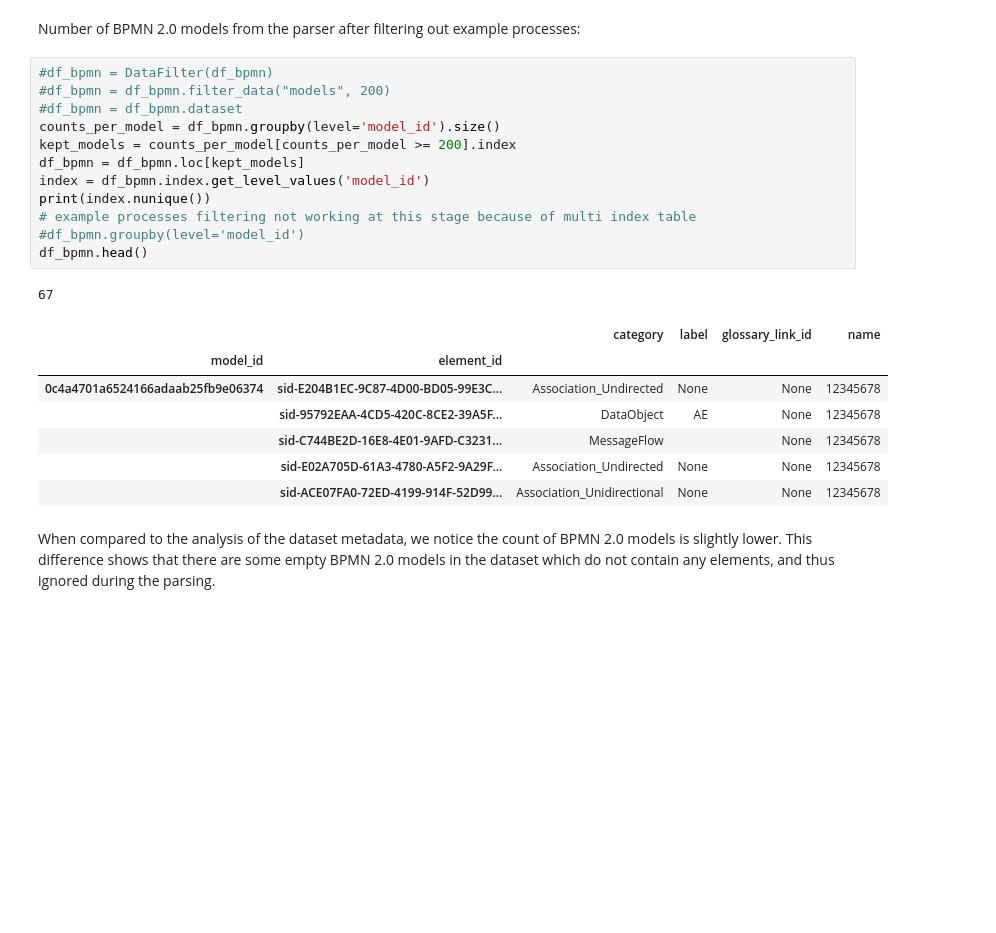
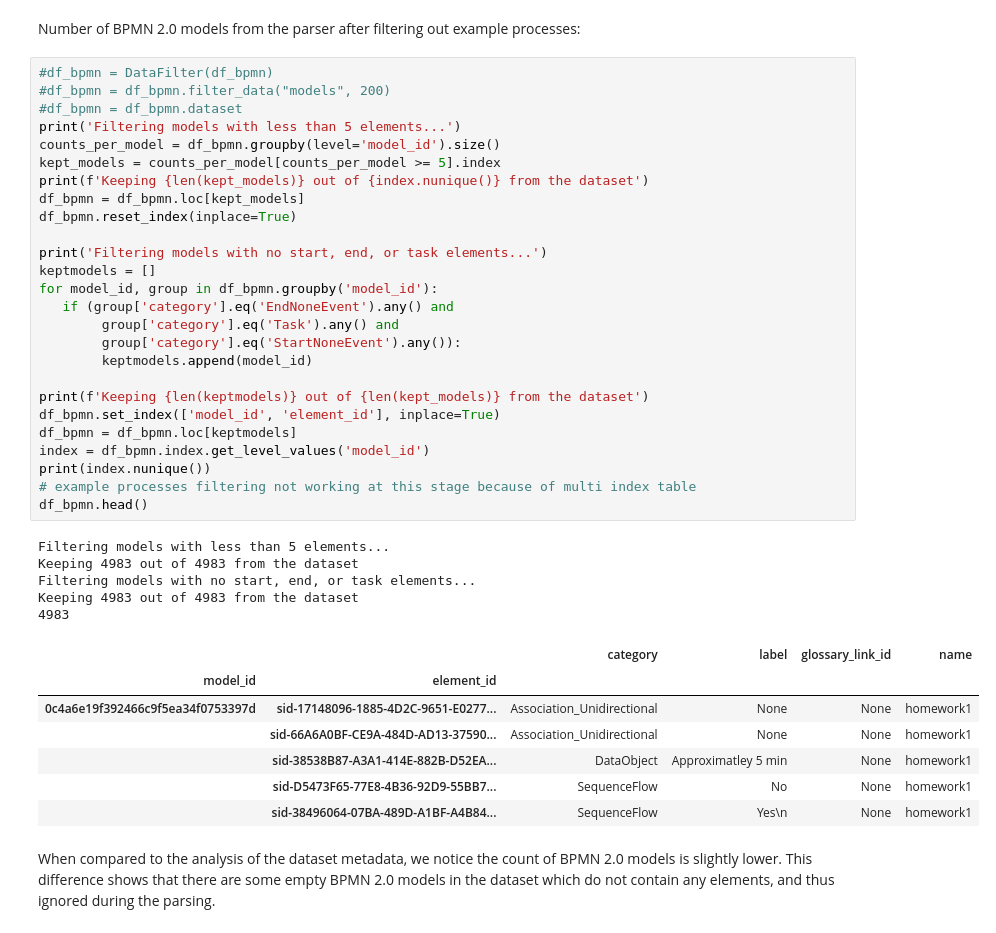
Before and after one commit to signavio/sap-sam, a Jupyter notebook: notebooks/2_properties.ipynb, the cells around one changed output. Saved outputs shown, nothing was run; the diff lists cells and outputs as text; blank space fills up the shorter version.

Commit message:
added filtering of models with no start, end, or task elements #28

```diff
--- a/notebooks/2_properties.ipynb
+++ b/notebooks/2_properties.ipynb
@@ -434,24 +434,42 @@ Number of BPMN 2.0 models from the parser after filtering out example processes:
 # %%
 #df_bpmn = DataFilter(df_bpmn)
 #df_bpmn = df_bpmn.filter_data("models", 200)
 #df_bpmn = df_bpmn.dataset
+print('Filtering models with less than 5 elements...')
 counts_per_model = df_bpmn.groupby(level='model_id').size()
-kept_models = counts_per_model[counts_per_model >= 200].index
+kept_models = counts_per_model[counts_per_model >= 5].index
+print(f'Keeping {len(kept_models)} out of {index.nunique()} from the dataset')
 df_bpmn = df_bpmn.loc[kept_models]
+df_bpmn.reset_index(inplace=True)
+
+print('Filtering models with no start, end, or task elements...')
+keptmodels = []
+for model_id, group in df_bpmn.groupby('model_id'):
+   if (group['category'].eq('EndNoneEvent').any() and
+        group['category'].eq('Task').any() and
+        group['category'].eq('StartNoneEvent').any()):
+        keptmodels.append(model_id)
+
+print(f'Keeping {len(keptmodels)} out of {len(kept_models)} from the dataset')
+df_bpmn.set_index(['model_id', 'element_id'], inplace=True)
+df_bpmn = df_bpmn.loc[keptmodels]
 index = df_bpmn.index.get_level_values('model_id')
 print(index.nunique())
 # example processes filtering not working at this stage because of multi index table
-#df_bpmn.groupby(level='model_id')
 df_bpmn.head()
 # %% [output]
-67
+Filtering models with less than 5 elements...
+Keeping 4983 out of 4983 from the dataset
+Filtering models with no start, end, or task elements...
+Keeping 4983 out of 4983 from the dataset
+4983
 |  |  | category | label | glossary_link_id | name |
 | model_id | element_id |  |  |  |  |
-| 0c4a4701a6524166adaab25fb9e06374 | sid-E204B1EC-9C87-4D00-BD05-99E3C... | Association_Undirected | None | None | 12345678 |
-|  | sid-95792EAA-4CD5-420C-8CE2-39A5F... | DataObject | AE | None | 12345678 |
-|  | sid-C744BE2D-16E8-4E01-9AFD-C3231... | MessageFlow |  | None | 12345678 |
-|  | sid-E02A705D-61A3-4780-A5F2-9A29F... | Association_Undirected | None | None | 12345678 |
-|  | sid-ACE07FA0-72ED-4199-914F-52D99... | Association_Unidirectional | None | None | 12345678 |
+| 0c4a6e19f392466c9f5ea34f0753397d | sid-17148096-1885-4D2C-9651-E0277... | Association_Unidirectional | None | None | homework1 |
+|  | sid-66A6A0BF-CE9A-484D-AD13-37590... | Association_Unidirectional | None | None | homework1 |
+|  | sid-38538B87-A3A1-414E-882B-D52EA... | DataObject | Approximatley 5 min | None | homework1 |
+|  | sid-D5473F65-77E8-4B36-92D9-55BB7... | SequenceFlow | No | None | homework1 |
+|  | sid-38496064-07BA-489D-A1BF-A4B84... | SequenceFlow | Yes\n | None | homework1 |
 # %% [markdown]
 When compared to the analysis of the dataset metadata, we notice the count of BPMN 2.0 models is slightly lower. This difference shows that there are some empty BPMN 2.0 models in the dataset which do not contain any elements, and thus ignored during the parsing.
 # %% [markdown]
```
